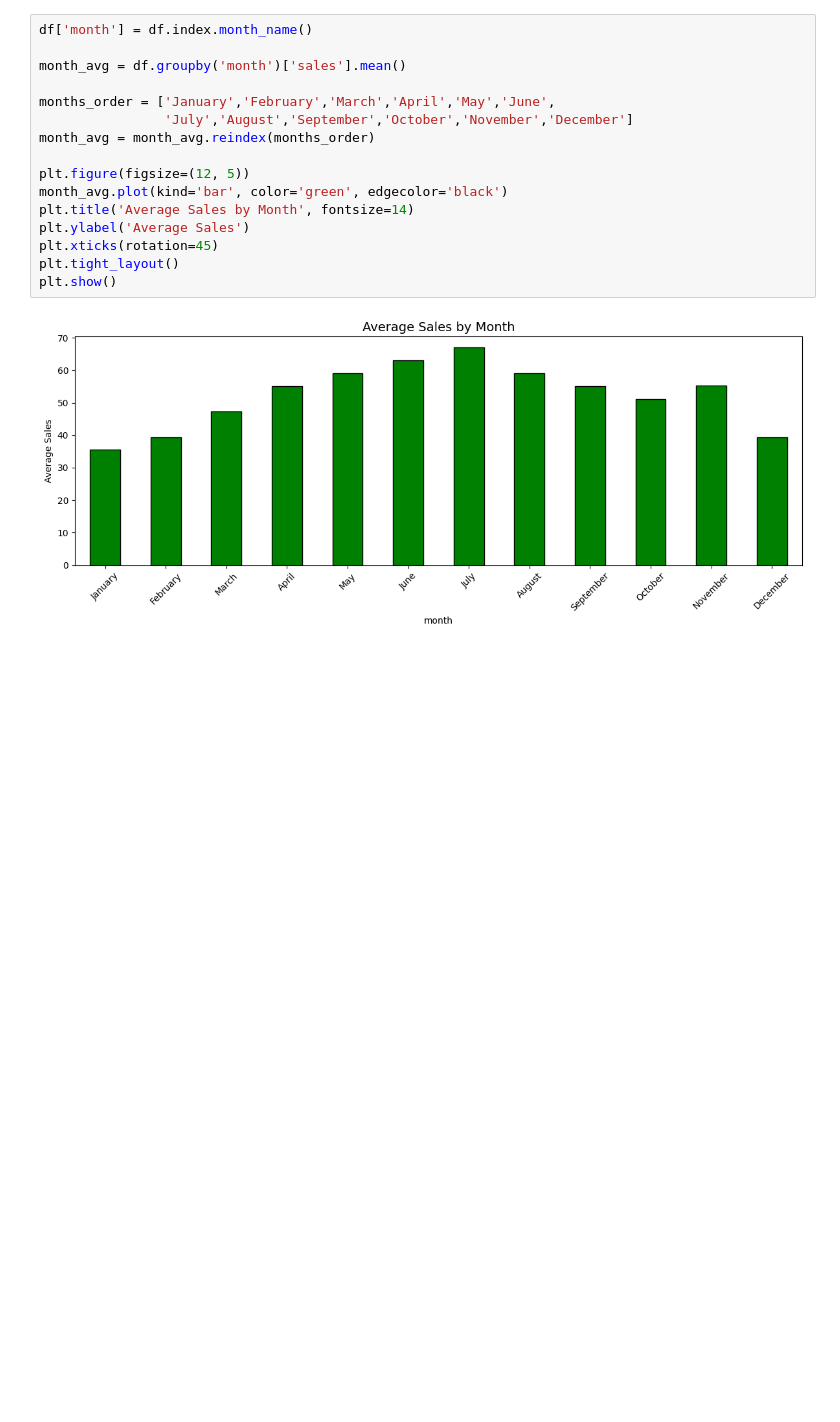
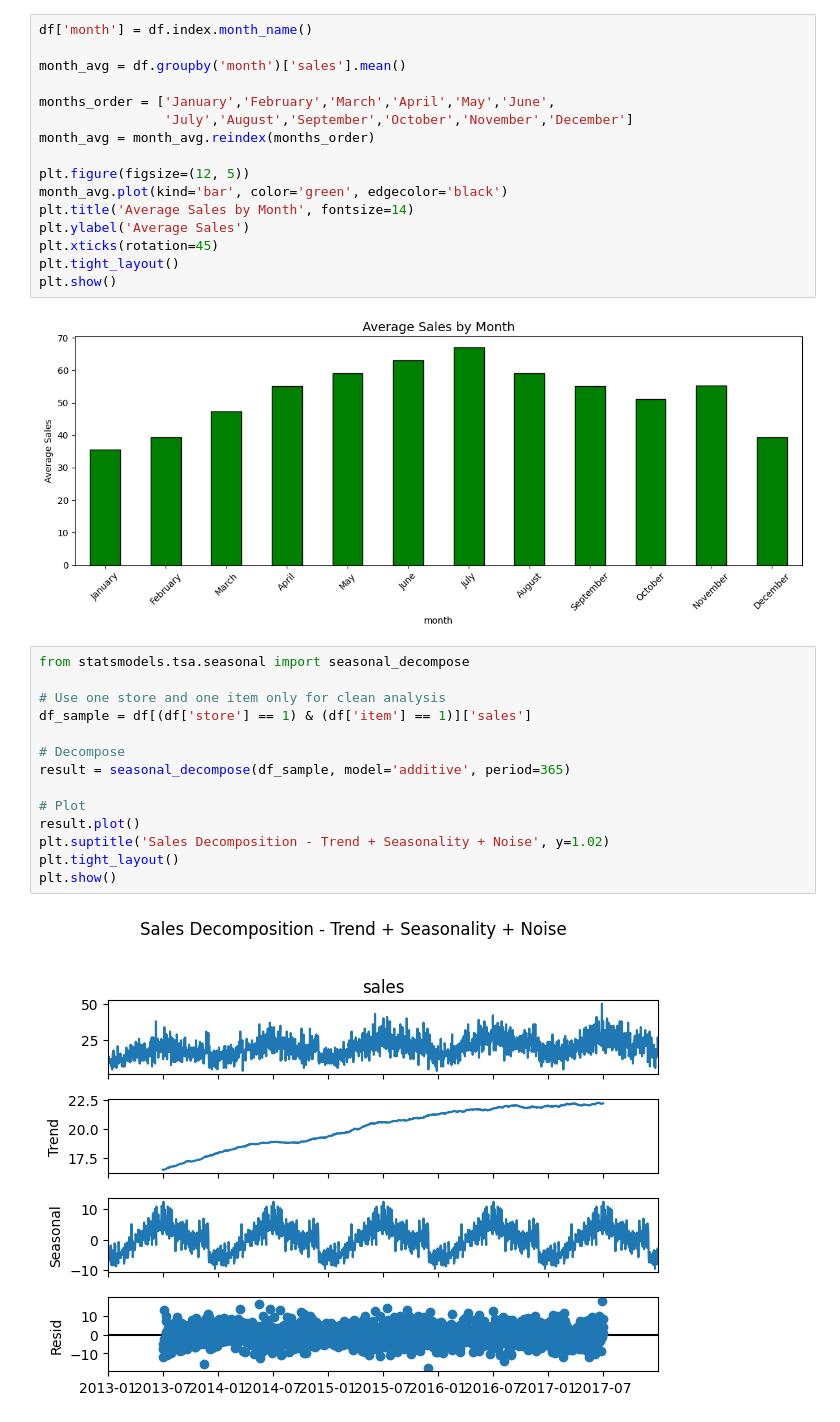
Before and after one commit to rahulmaurya493/restaurant-demand-forecasting, a Jupyter notebook: code_Store.ipynb, the cells around one changed output. Drawn from its saved outputs; the diff is of its cells as text; blank space fills up the shorter version.

```diff
--- a/code_Store.ipynb
+++ b/code_Store.ipynb
@@ -114,3 +114,19 @@ plt.tight_layout()
 plt.show()
 # %% [output]
 [figure]
+# %%
+from statsmodels.tsa.seasonal import seasonal_decompose
+
+# Use one store and one item only for clean analysis
+df_sample = df[(df['store'] == 1) & (df['item'] == 1)]['sales']
+
+# Decompose
+result = seasonal_decompose(df_sample, model='additive', period=365)
+
+# Plot
+result.plot()
+plt.suptitle('Sales Decomposition - Trend + Seasonality + Noise', y=1.02)
+plt.tight_layout()
+plt.show()
+# %% [output]
+[figure, added]
```
Also changed, not shown: parts of 20 cells of this notebook.
